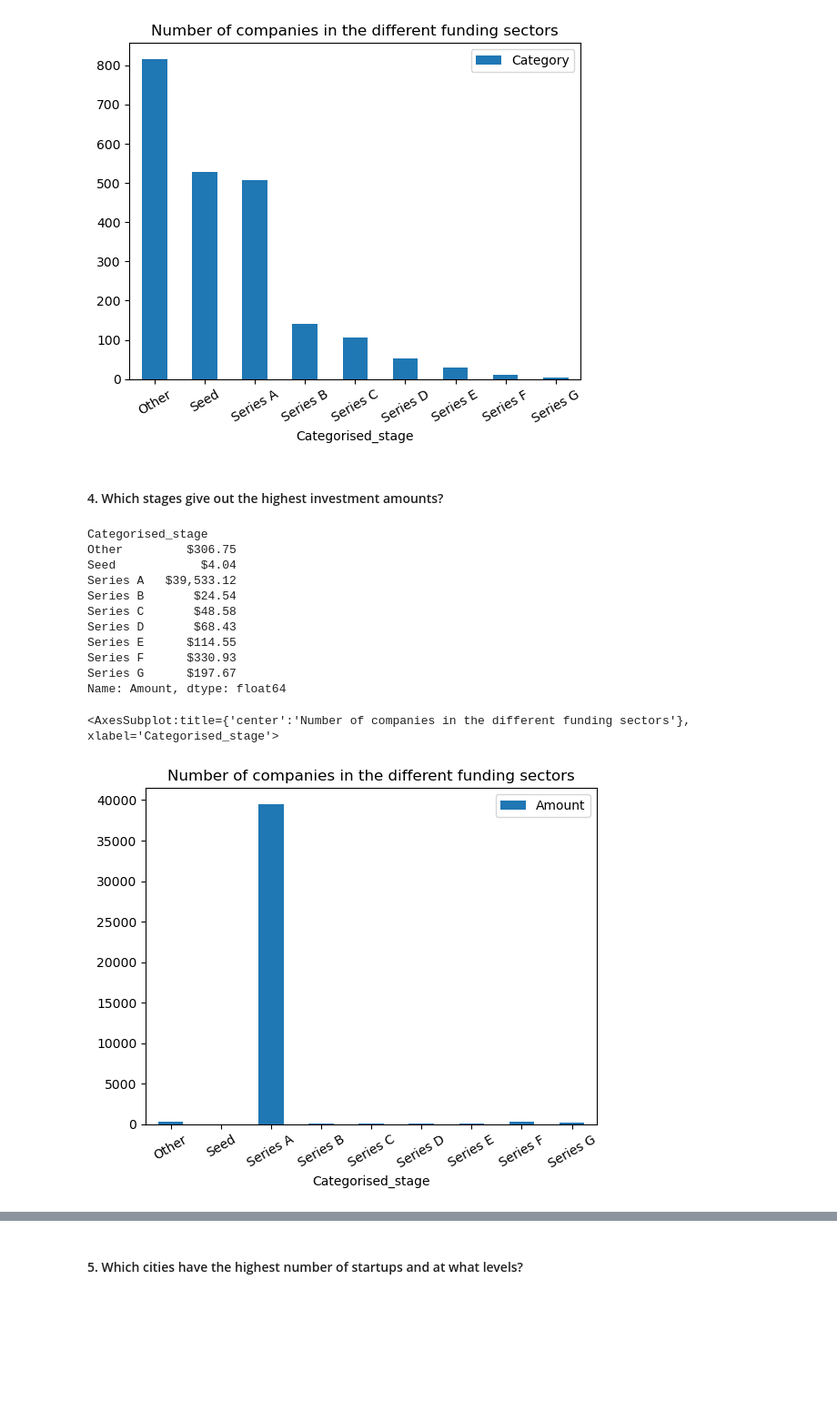
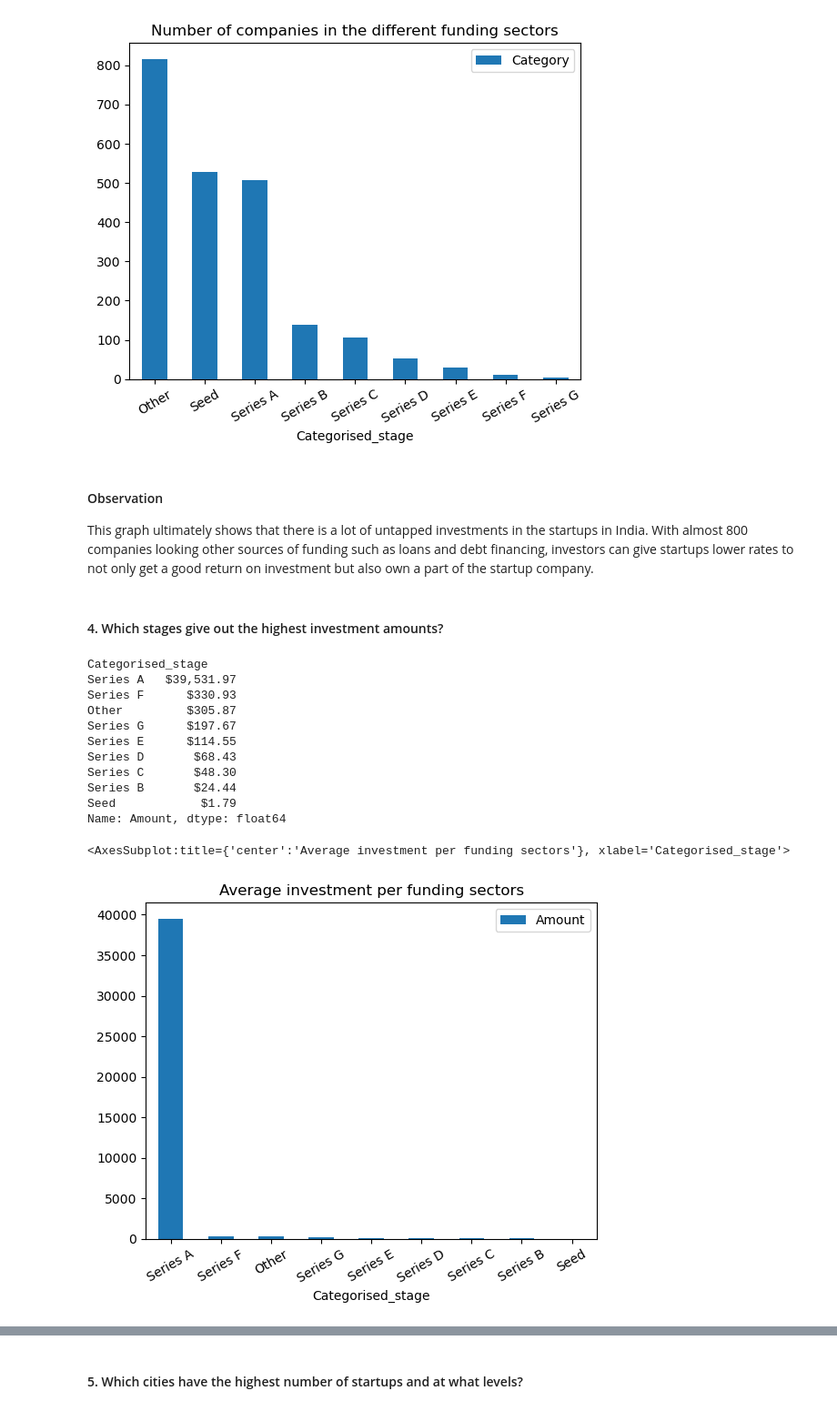
Before and after one commit to kwasichrappah/Indian_start-up_venture_investment_data_analysis, a Jupyter notebook: indian_start-up_capital_investment_data_analysis.ipynb, the cells around one changed output, grey strips where cells are left out. Shown: that part at 91% size. Cells and saved outputs as stored; diff of their text form; code cells hidden in the pictures; blank space fills up the shorter version.

```diff
--- a/indian_start-up_capital_investment_data_analysis.ipynb
+++ b/indian_start-up_capital_investment_data_analysis.ipynb
@@ -315,12 +308,12 @@ df.head(2)
 # %%
-#Categorizing the startups into 9 groups
+#Correct a few of the misspelled names
 hq = df.Headquarter_City.tolist()
 hq_cat=[]
 hq_cat = ['Ahmedabad' if 'ahmedabad' in str(a).lower()  or 'ahmadabad' in str(a).lower()
          else 'Bangalore' if 'bangalore' in str(a).lower()
          else 'Uttar Pradesh' if 'pradesh' in str(a).lower()
          else 'Gurugram' if 'gurugram' in str(a).lower()
-         else 'Bangalore' if 'bang' in str(a).lower()
+         else 'Bangalore' if 'banglo' in str(a).lower()
          else 'Hyderabad' if 'hyderebad' in str(a).lower() or 'hyderabad' in str(a).lower()
          else a
          for a in hq]
@@ -449,8 +442,8 @@ cat_average_dict
  'Hospitality': 7068740.444444444,
  'Agriculture': 4056569.6426316453}
 # %%
-#Filling the Amount values less than 1000 with their respective averages of their respective category
-index_list = df.query("Amount < 1000").index.tolist()
+#Filling the nan Amount values  with their respective averages of their respective category
+index_list = df.query("Amount == 'nan'").index.tolist()
 for nums in index_list:
     cat=df.iloc[nums].Category
     old=df.iloc[nums].Amount
@@ -678,25 +685,28 @@ startup_stages.plot(kind="bar",title='Number of companies in the different fundi
 # %% [output]
 <AxesSubplot:title={'center':'Number of companies in the different funding sectors'}, xlabel='Categorised_stage'>
 [figure]
+# %% [markdown]
+#### Observation
+This graph ultimately shows that there is a lot of untapped investments in the startups in India. With almost 800 companies looking other sources of funding such as loans and debt financing, investors can give startups lower rates to not only get a good return on investment but also own a part of the startup company.
 # %% [markdown]
 #### 4. Which stages give out the highest investment amounts?
 # %%
-startup_sectors= df.groupby('Categorised_stage')['Amount'].mean()
+startup_sectors= df.groupby('Categorised_stage')['Amount'].mean().sort_values(ascending=False)
 startup_sectors
 # %% [output]
 Categorised_stage
-Other         $306.75
-Seed            $4.04
-Series A   $39,533.12
-Series B       $24.54
-Series C       $48.58
+Series A   $39,531.97
+Series F      $330.93
+Other         $305.87
+Series G      $197.67
+Series E      $114.55
 Series D       $68.43
-Series E      $114.55
-Series F      $330.93
-Series G      $197.67
+Series C       $48.30
+Series B       $24.44
+Seed            $1.79
 Name: Amount, dtype: float64
 # %%
-startup_sectors.plot(kind="bar",title='Number of companies in the different funding sectors', legend=True,rot=30,y='Millions of Dollars')
+startup_sectors.plot(kind="bar",title='Average investment per funding sectors', legend=True,rot=30,y='Millions of Dollars')
 # %% [output]
-<AxesSubplot:title={'center':'Number of companies in the different funding sectors'}, xlabel='Categorised_stage'>
+<AxesSubplot:title={'center':'Average investment per funding sectors'}, xlabel='Categorised_stage'>
-[figure, old version]
+[figure, new version]
```
Also changed, not shown: parts of 41 cells of this notebook.
